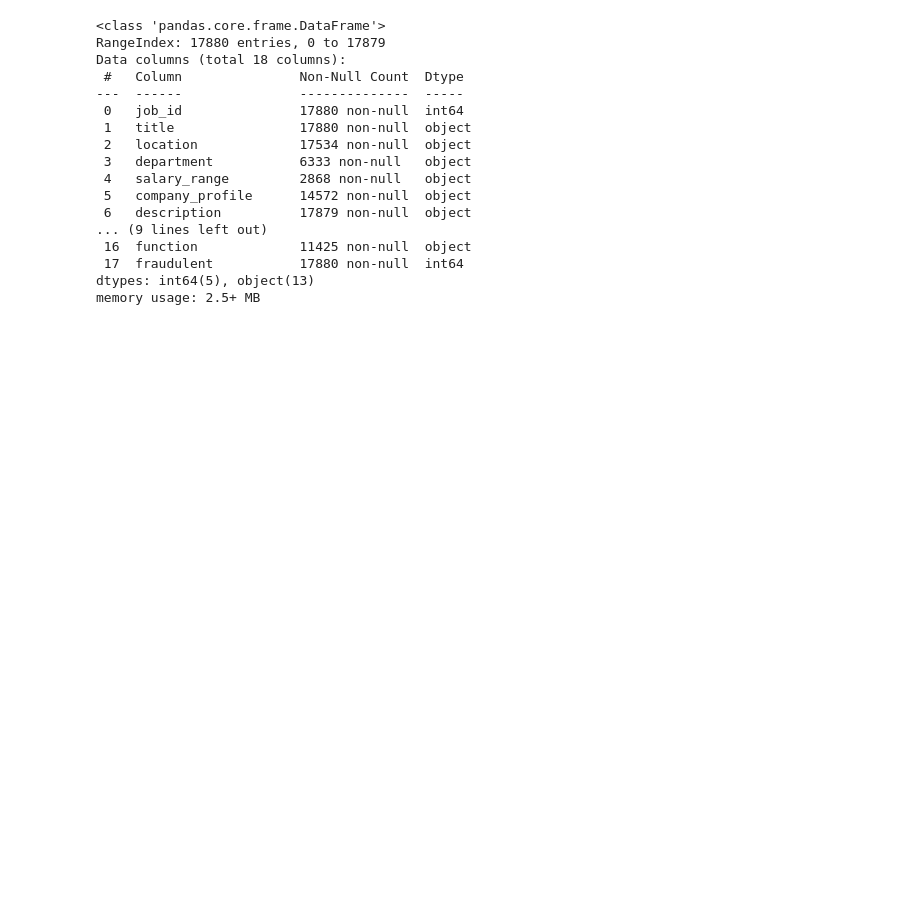
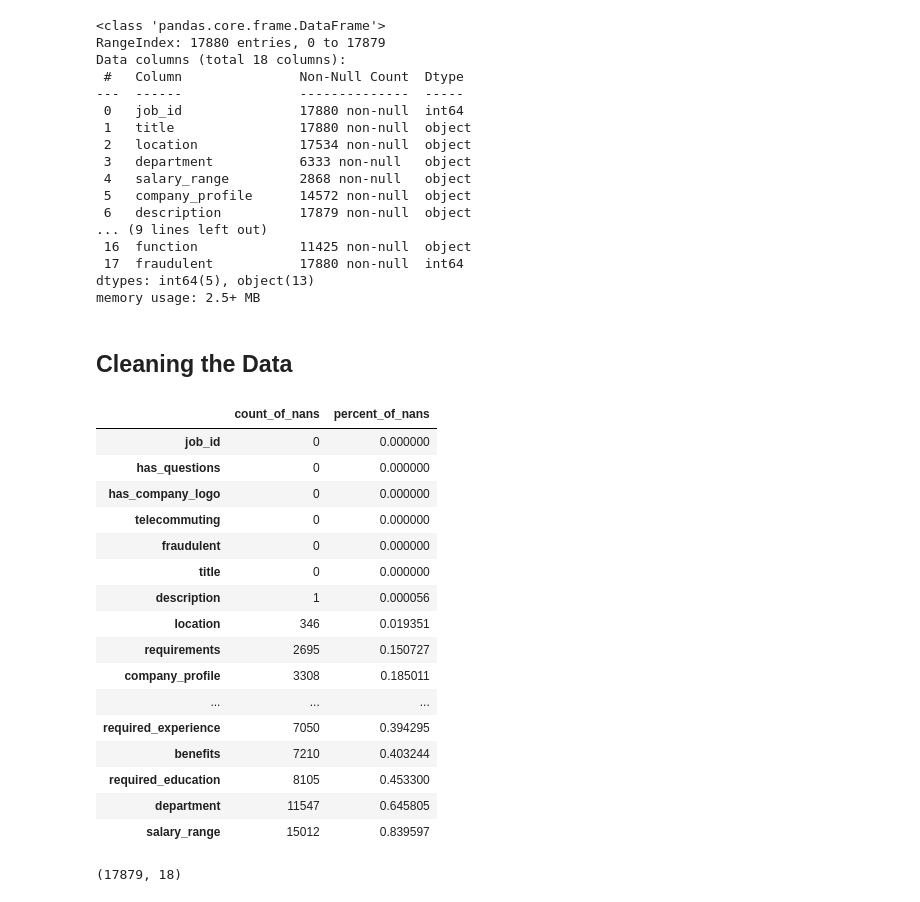
Before and after one commit to dianjin0407/BA820-Group4-Job-Listing-Integrity-Investigation, a Jupyter notebook: BA820_B1_Group4_Deliverable2.ipynb, the cells around one changed output. Saved outputs shown, nothing was run; the diff lists cells and outputs as text; code cells hidden in the pictures; blank space fills up the shorter version.

```diff
--- a/BA820_B1_Group4_Deliverable2.ipynb
+++ b/BA820_B1_Group4_Deliverable2.ipynb
@@ -120,3 +127,36 @@ Data columns (total 18 columns):
  17  fraudulent           17880 non-null  int64
 dtypes: int64(5), object(13)
 memory usage: 2.5+ MB
+# %% [markdown]
+## Cleaning the Data
+# %%
+# Checking for NULLs in the data
+nan_counts = data.isnull().sum()
+nan_percent = data.isnull().sum()/data.shape[0]
+nans_dict = {'count_of_nans':nan_counts, 'percent_of_nans':nan_percent}
+
+pd.DataFrame(nans_dict).sort_values('percent_of_nans')
+# %% [output]
+|  | count_of_nans | percent_of_nans |
+| job_id | 0 | 0.000000 |
+| has_questions | 0 | 0.000000 |
+| has_company_logo | 0 | 0.000000 |
+| telecommuting | 0 | 0.000000 |
+| fraudulent | 0 | 0.000000 |
+| title | 0 | 0.000000 |
+| description | 1 | 0.000056 |
+| location | 346 | 0.019351 |
+| requirements | 2695 | 0.150727 |
+| company_profile | 3308 | 0.185011 |
+| ... | ... | ... |
+| required_experience | 7050 | 0.394295 |
+| benefits | 7210 | 0.403244 |
+| required_education | 8105 | 0.453300 |
+| department | 11547 | 0.645805 |
+| salary_range | 15012 | 0.839597 |
+# %%
+# Dropping NAN value in the 'description' column
+data.dropna(subset=['description'], inplace=True)
+data.shape
+# %% [output]
+(17879, 18)
```
Also changed, not shown: parts of 19 cells of this notebook.
